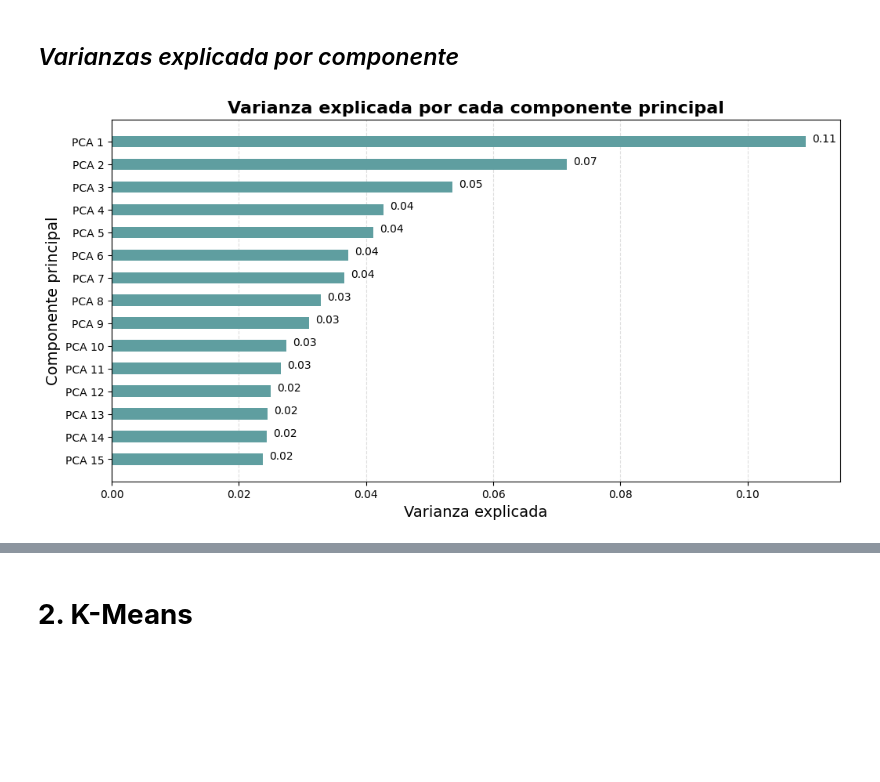
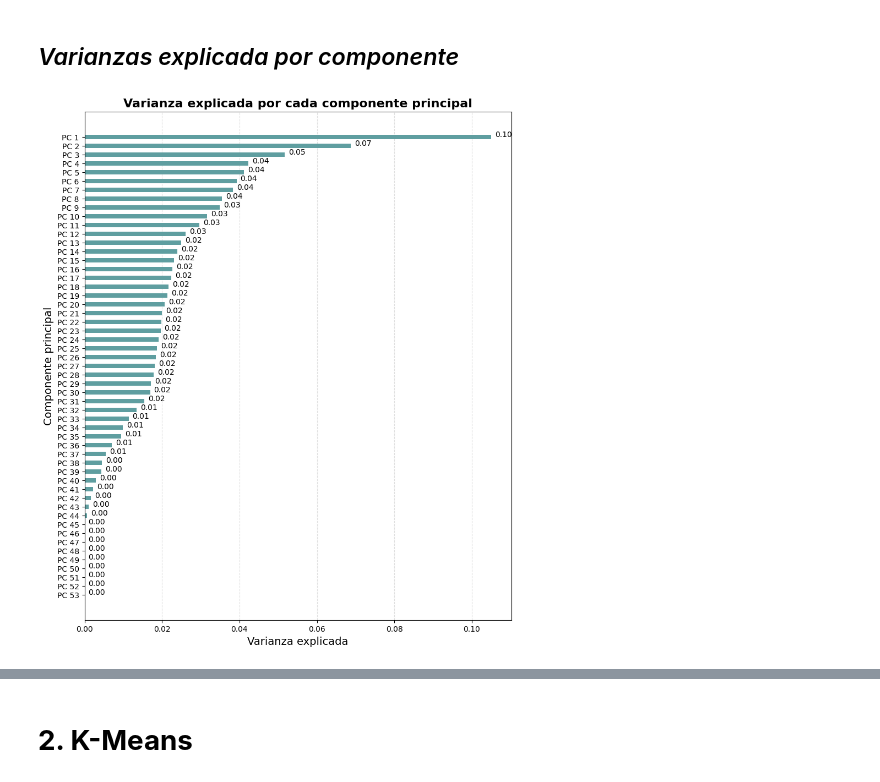
Before and after one commit to luisejdm/Aprendizaje_Estadistico, a Jupyter notebook: Examenes/Examen4_practico.ipynb, the cells around one changed output, grey strips where cells are left out. Cells and saved outputs as stored; diff of their text form; code cells hidden in the pictures; blank space fills up the shorter version.

```diff
--- a/Examenes/Examen4_practico.ipynb
+++ b/Examenes/Examen4_practico.ipynb
@@ -37,7 +35,7 @@ Gráfica de las varianza explicada por cada componente
 --------------------------------------------------------------------------------------------------------
 """
 def plot_varianza_explicada(varianza_explicada):
-    plt.figure()
+    plt.figure(figsize=(10, 12))
     plt.barh(varianza_explicada.index, varianza_explicada[0], color='cadetblue', zorder=2, height=0.5)
 
     for i, v in enumerate(varianza_explicada[0]):
@@ -103,28 +101,6 @@ def cluster(X, n_clusters):
     ])
     pipeline.fit(X)
     return pipeline.named_steps['kmeans'].labels_ + 1
-
-
-"""
-Grafica de calibración
---------------------------------------------------------------------------------------------------------
-"""
-def calibracion(predicciones, y, bins):
-    df_calibracion = pd.DataFrame({
-        'predicciones':predicciones,
-        'y':y
-    })
-    df_calibracion['bins'] = pd.qcut(df_calibracion['predicciones'], q=bins, labels=False, duplicates='drop') + 1
-    grouped = df_calibracion.groupby('bins').mean()
-    auc = roc_auc_score(y_score=predicciones, y_true=y)
-
-    # Gráfica
-    plt.plot(grouped['predicciones'], grouped['predicciones'], label='Real', color='red', lw=1.5)
-    plt.plot(grouped['predicciones'], grouped['y'], label='Modelo', marker='o', color='cadetblue', ms=5, lw=2)
-    plt.title(f'Calibración del modelo \n\n$AUC={auc:.4f}$')
-    plt.grid(alpha=0.3, ls='--')
-    plt.legend(fontsize=12, loc='best')
-    plt.show()
 
 
 """
@@ -195,7 +171,7 @@ def lgbm(X_train, y_train, X_test, y_test):
         metric='auc',
         feature_fraction=0.8,
         subsample=0.5,
-        num_leaves=10,
+        num_leaves=6,
         n_jobs=-1,
         random_state=42,
         verbosity=-1
@@ -239,12 +214,12 @@ Pipeline(steps=[('scaler', StandardScaler()), ('pca', PCA())])
 # %%
 objeto_pca = pipeline.named_steps['pca']
 X_pca = pipeline.transform(X)
 
-X_componentes = pd.DataFrame(X_pca, columns=[f'PCA {i+1}' for i in range(X.shape[1])])
+X_componentes = pd.DataFrame(X_pca, columns=[f'PC {i+1}' for i in range(X.shape[1])])
 varianza_explicada = pd.DataFrame([explicacion for explicacion in objeto_pca.explained_variance_ratio_]).T
-varianza_explicada.columns = [f'PCA {i+1}' for i in range(X.shape[1])]
-varianza_explicada = varianza_explicada.T.head(15).sort_values(by=0, ascending=True)
+varianza_explicada.columns = [f'PC {i+1}' for i in range(X.shape[1])]
+varianza_explicada = varianza_explicada.T.sort_values(by=0, ascending=True)
 
 plot_varianza_explicada(varianza_explicada)
 # %% [output]
-[figure, old version]
+[figure, new version]
```
Also changed, not shown: parts of 55 cells of this notebook.
